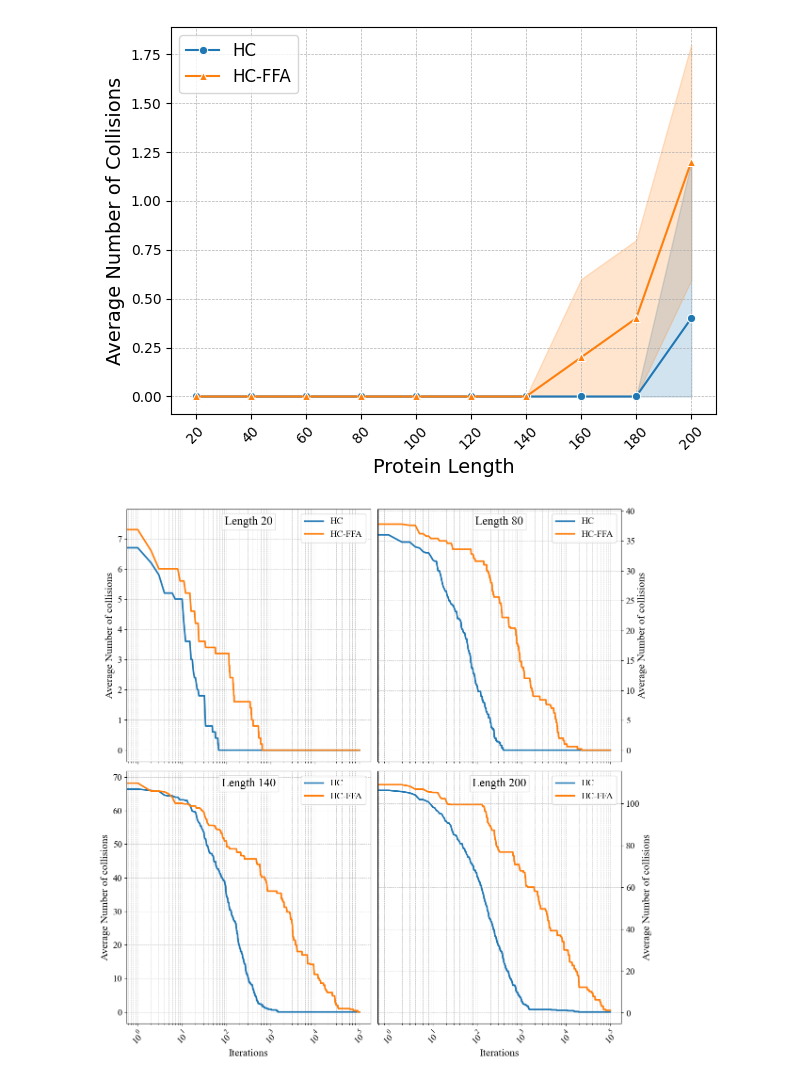
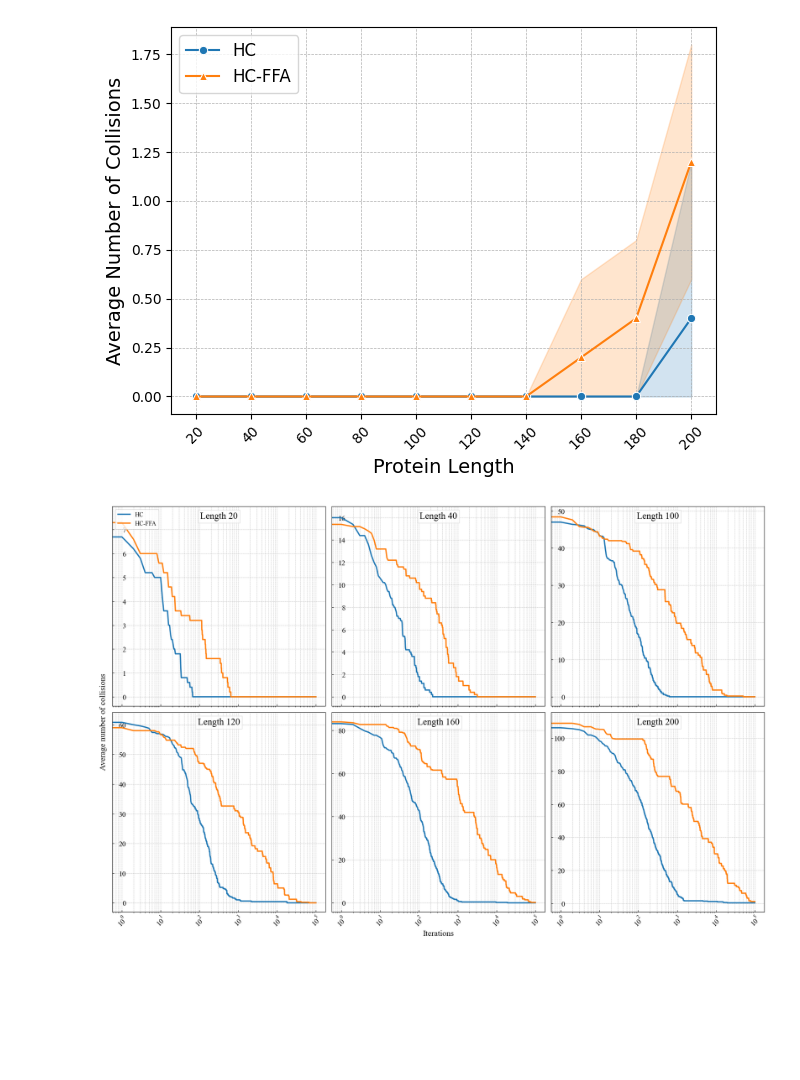
Before and after one commit to JonathanasKoutstaal/FFAinProteinFolding, a Jupyter notebook: Notebooks/Experiment1.ipynb, the cells around one changed output. Cells and saved outputs as stored; diff of their text form; code cells hidden in the pictures; blank space fills up the shorter version.

```diff
--- a/Notebooks/Experiment1.ipynb
+++ b/Notebooks/Experiment1.ipynb
@@ -121,46 +121,50 @@ plt.show()
 # %% [output]
 [figure]
 # %%
-import matplotlib.pyplot as plt
-import seaborn as sns
-
-
-lengths = [20, 80, 140, 200]
+lengths = [20, 40, 100, 120, 160, 200]
 
 # Increase figure size
-fig, axs = plt.subplots(2, 2, figsize=(12, 12))
+fig, axs = plt.subplots(2, 3, figsize=(18, 12))
 
 # Add a figure title
 #fig.suptitle('Collisions over iterations', fontsize=16)
 
 for i, length in enumerate(lengths):
-    row = i // 2
-    col = i % 2
+    row = i // 3
+    col = i % 3
     sns.lineplot(x='Iteration', y='Fitness', data=AvgCol_Data[AvgCol_Data['length'] == length], label='HC', linestyle="-", ax=axs[row, col], linewidth=2.5)
     sns.lineplot(x='Iteration', y='Fitness', data=AvgColFFA_Data[AvgColFFA_Data['length'] == length], label='HC-FFA', linestyle="-", ax=axs[row, col], linewidth=2.5)
 
-    axs[row, col].set_ylabel('Average Number of collisions', fontsize=16)
-    axs[row, col].legend(loc="upper right", prop={"size": 14})
+    axs[row, col].set_ylabel('', fontsize=16)
     axs[row, col].set_xscale('log')
-    #axs[row, col].set_title(f'Length {length}', fontsize=14)
-    axs[row, col].tick_params(axis='x', rotation=45, labelsize=14)
-    axs[row, col].tick_params(axis='y', labelsize=14)
+    axs[row, col].tick_params(axis='x', rotation=45, direction='in', labelsize=14)
+    axs[row, col].tick_params(axis='y', direction='in', labelsize=14, pad=-27)
     axs[row, col].grid(True, which="both", linestyle="--", linewidth=0.5)
-    axs[row, col].text(0.5, 0.95, f'Length {length}', fontsize=18, ha='center', va='center', transform=axs[row, col].transAxes, bbox=dict(facecolor='white', alpha=0.75, edgecolor='lightgrey'))
+
 
     # Remove x-axis label and values for the top graphs
     if row == 0:
         axs[row, col].set_xlabel('')
         axs[row, col].set_xticklabels([])
+    elif col == 1:
+        axs[row, col].set_xlabel('Iterations', fontsize=16)
     else:
-        axs[row, col].set_xlabel('Iterations', fontsize=16)
+        axs[row, col].set_xlabel('')
 
-    # Move y-axis to right for the right graphs
-    if col == 1:
-        axs[row, col].yaxis.tick_right()
-        axs[row, col].yaxis.set_label_position("right")
+
+    if col >= 1:
+        axs[row, col].set_ylabel('')
+
+    if i == 0:
+        axs[row, col].legend(loc="upper left", prop={"size": 12})
+        axs[row, col].text(0.5, 0.95, f'Length {length}', fontsize=18, ha='center', va='center', transform=axs[row, col].transAxes, bbox=dict(facecolor='white', alpha=0.75, edgecolor='lightgrey'))
+    else:
+        axs[row, col].legend([],[], frameon=False)
+        axs[row, col].text(0.5, 0.95, f'Length {length}', fontsize=18, ha='center', va='center', transform=axs[row, col].transAxes, bbox=dict(facecolor='white', alpha=0.75, edgecolor='lightgrey'))
+
+fig.text(-0.01, 0.5, 'Average number of collisions', va='center', rotation='vertical', fontsize=16)
 
 plt.tight_layout()
 plt.show()
 # %% [output]
-[figure, old version]
+[figure, new version]
```
Also changed, not shown: 22 other files.
